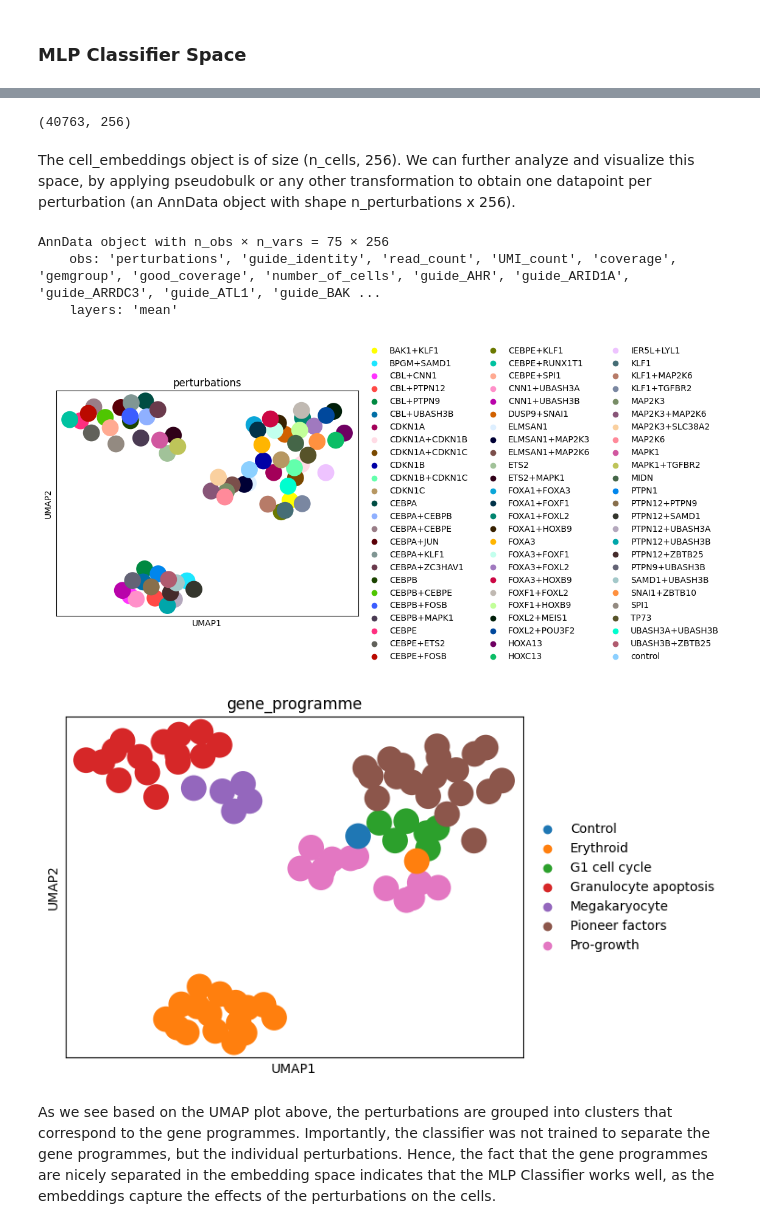
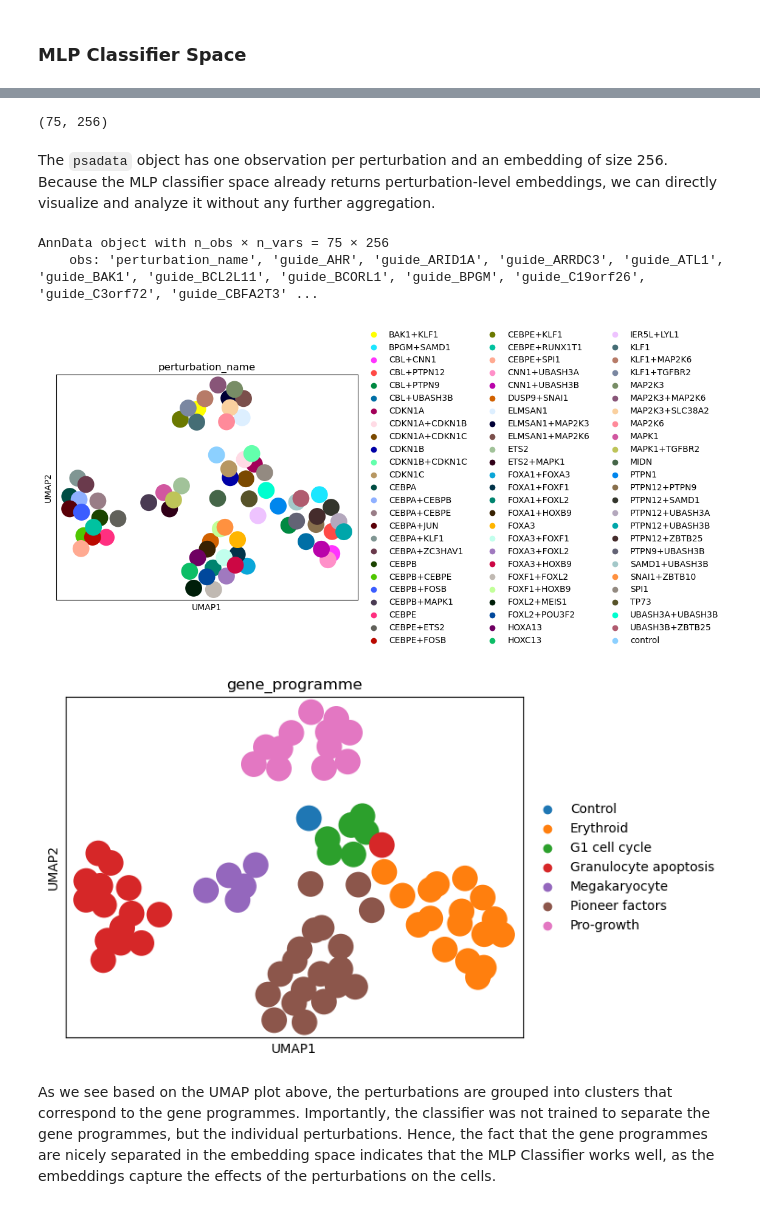
Before and after one commit to scverse/pertpy-tutorials, a Jupyter notebook: perturbation_space.ipynb, the cells around one changed output, grey strips where cells are left out. Saved outputs shown, nothing was run; the diff lists cells and outputs as text; code cells hidden in the pictures.

```diff
--- a/perturbation_space.ipynb
+++ b/perturbation_space.ipynb
@@ -272,5 +272,5 @@ The `compute` method trains the model, using GPU if available, and returns the e
 # %%
-cell_embeddings = ps.compute(
+psadata = ps.compute(
     adata,
     target_col="perturbation_name",
     hidden_dim=[512, 256],
@@ -304,29 +284,25 @@ HPU available: False, using: 0 HPUs
 # %%
-cell_embeddings.shape
+psadata.shape
 # %% [output]
-(40763, 256)
+(75, 256)
-# %% [markdown]
-The cell_embeddings object is of size (n_cells, 256).
-We can further analyze and visualize this space, by applying pseudobulk or any other transformation to obtain one datapoint per perturbation (an AnnData object with shape n_perturbations x 256).
-# %%
-ps = pt.tl.PseudobulkSpace()
-psadata = ps.compute(cell_embeddings, target_col="perturbations", mode="mean")
+# %% [markdown]
+The `psadata` object has one observation per perturbation and an embedding of size 256.
+Because the MLP classifier space already returns perturbation-level embeddings, we can directly visualize and analyze it without any further aggregation.
 # %%
 psadata
 # %% [output]
 AnnData object with n_obs × n_vars = 75 × 256
-    obs: 'perturbations', 'guide_identity', 'read_count', 'UMI_count', 'coverage', 'gemgroup', 'good_coverage', 'number_of_cells', 'guide_AHR', 'guide_ARID1A', 'guide_ARRDC3', 'guide_ATL1', 'guide_BAK ...
-    layers: 'mean'
+    obs: 'perturbation_name', 'guide_AHR', 'guide_ARID1A', 'guide_ARRDC3', 'guide_ATL1', 'guide_BAK1', 'guide_BCL2L11', 'guide_BCORL1', 'guide_BPGM', 'guide_C19orf26', 'guide_C3orf72', 'guide_CBFA2T3' ...
 # %%
 sc.pp.neighbors(psadata, use_rep="X")
 sc.tl.umap(psadata)
-sc.pl.umap(psadata, color="perturbations")
+sc.pl.umap(psadata, color="perturbation_name")
 # %% [output]
-[figure, old version]
+[figure, new version]
 # %%
 sc.pl.umap(psadata, color="gene_programme")
 # %% [output]
-[figure, old version]
+[figure, new version]
 # %% [markdown]
 As we see based on the UMAP plot above, the perturbations are grouped into clusters that correspond to the gene programmes.
 Importantly, the classifier was not trained to separate the gene programmes, but the individual perturbations.
```
Also changed, not shown: parts of 38 cells of this notebook.
